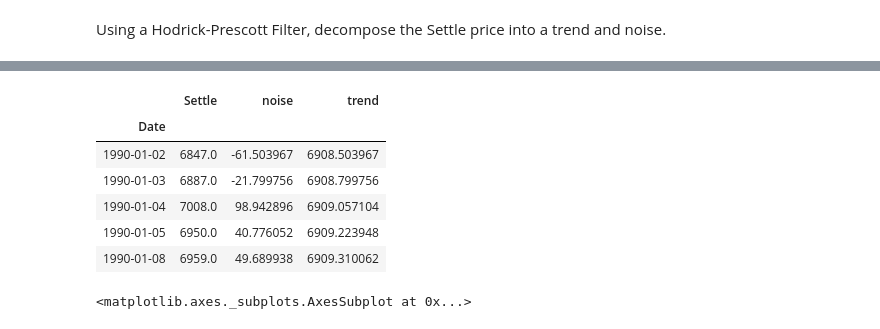
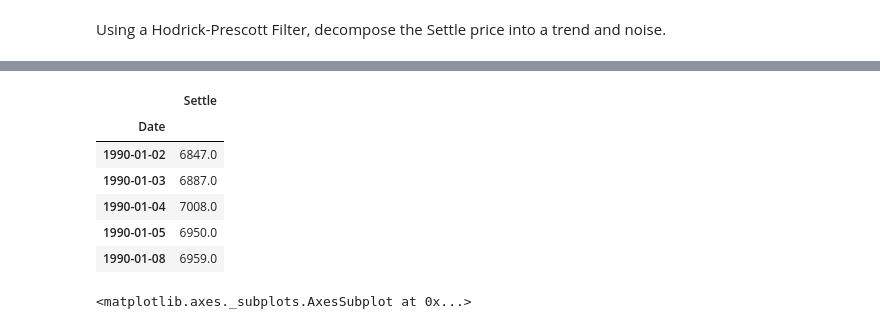
Before and after one commit to Caresir/Time-Series, a Jupyter notebook: time_series_analysis.ipynb, the cells around one changed output, grey strips where cells are left out. Saved outputs shown, nothing was run; the diff lists cells and outputs as text; code cells hidden in the pictures.

```diff
--- a/time_series_analysis.ipynb
+++ b/time_series_analysis.ipynb
@@ -60,14 +76,19 @@ import statsmodels.api as sm
 # %%
 # Create a dataframe of just the settle price, and add columns for "noise" and "trend" series from above:
-# YOUR CODE HERE!
+#pd.DataFrame(ts_trend, ts_noise)
+settle_df = yen_futures[['Settle']]
+# settle_df['trend'] = ts_trend
+# settle_df['noise'] = ts_noise
+#settle_df.insert(2, 'Trend', ['ts_trend'])
+settle_df.head()
 # %% [output]
-|  | Settle | noise | trend |
-| Date |  |  |  |
-| 1990-01-02 | 6847.0 | -61.503967 | 6908.503967 |
-| 1990-01-03 | 6887.0 | -21.799756 | 6908.799756 |
-| 1990-01-04 | 7008.0 | 98.942896 | 6909.057104 |
-| 1990-01-05 | 6950.0 | 40.776052 | 6909.223948 |
-| 1990-01-08 | 6959.0 | 49.689938 | 6909.310062 |
+|  | Settle |
+| Date |  |
+| 1990-01-02 | 6847.0 |
+| 1990-01-03 | 6887.0 |
+| 1990-01-04 | 7008.0 |
+| 1990-01-05 | 6950.0 |
+| 1990-01-08 | 6959.0 |
 # %%
 # Plot the Settle Price vs. the Trend
 # YOUR CODE HERE!
```
Also changed, not shown: parts of 3 cells of this notebook.
